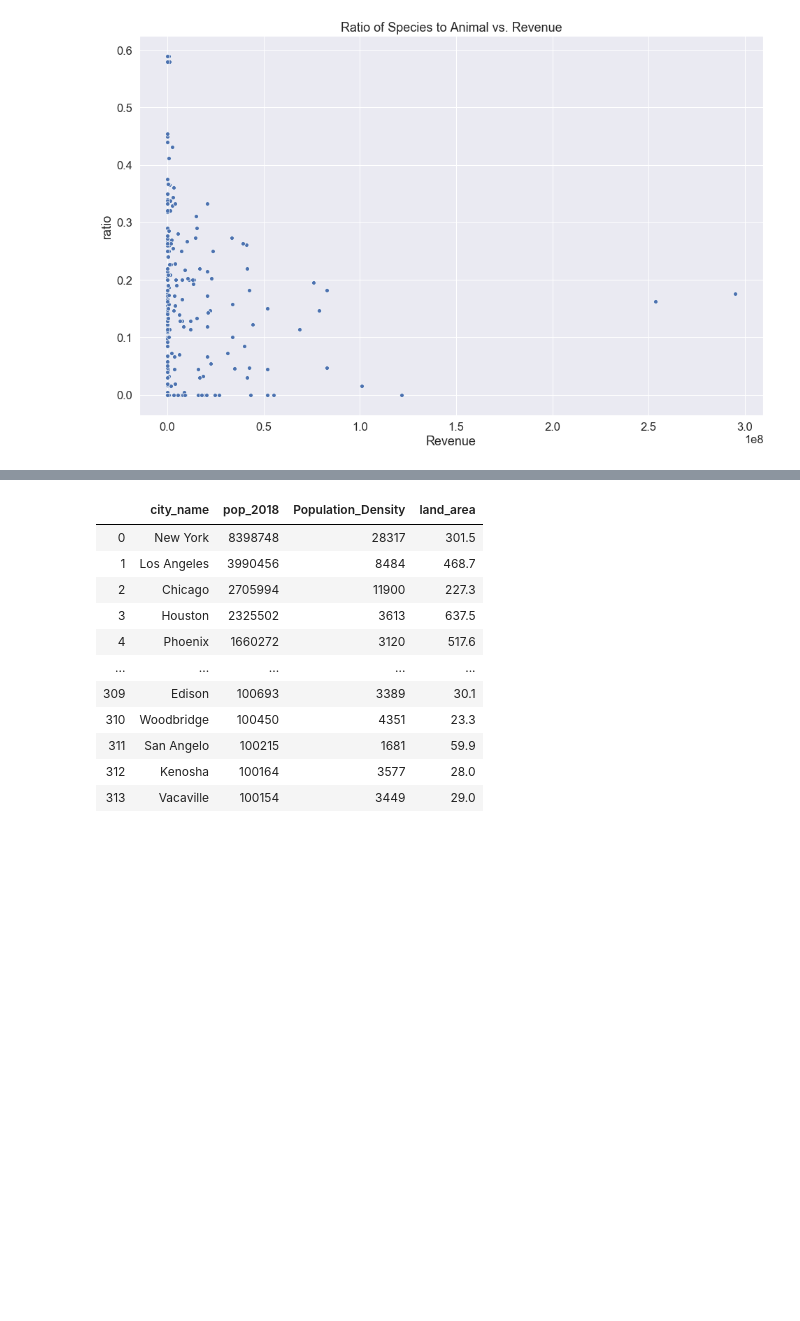
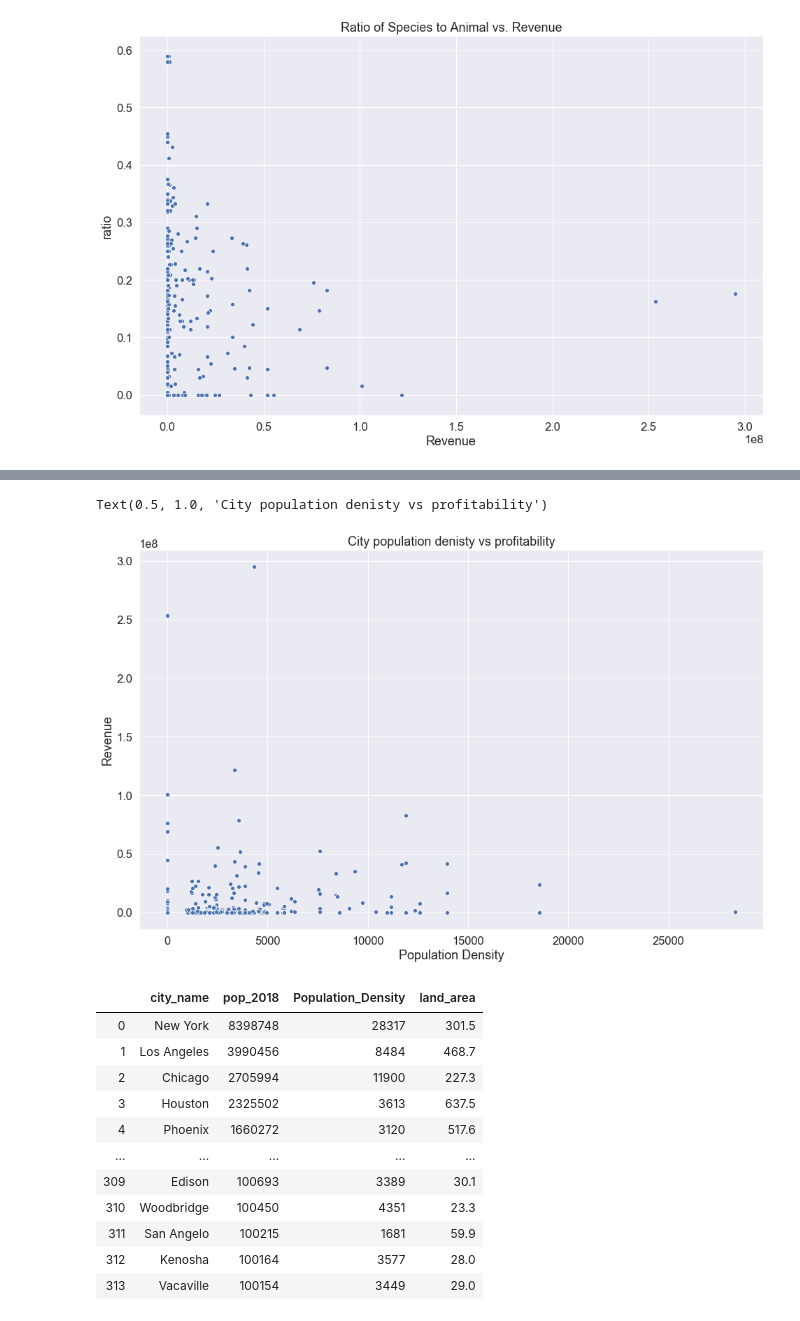
Before and after one commit to ConnorHaas03/WebScrapyProject, a Jupyter notebook: ScrapyProject.ipynb, the cells around one changed output, grey strips where cells are left out. Saved outputs shown, nothing was run; the diff lists cells and outputs as text; code cells hidden in the pictures; blank space fills up the shorter version.

```diff
--- a/ScrapyProject.ipynb
+++ b/ScrapyProject.ipynb
@@ -328,3 +339,13 @@ Text(0.5, 1.0, 'Animal Count vs. Revenue')
+# %%
+denRevDF = zooDF5.copy()
+
+plt.figure(figsize=(16,10))
+#plt.ylim(0,2000)
+sns.set(font_scale=1.5)
+sns.scatterplot(y=denRevDF['Revenue'], x=denRevDF['Population Density'], data=denRevDF, ci= None).set_title("City population denisty vs profitability")
+# %% [output]
+Text(0.5, 1.0, 'City population denisty vs profitability')
+[figure, added]
 # %%
 landArea = countryDF.loc[0,'city_2016_land_area'].split('\n')
 landArea = list(map(lambda s: re.sub('[^0-9.]','',s),landArea))
```
Also changed, not shown: parts of 2 cells of this notebook, 6 other files.
